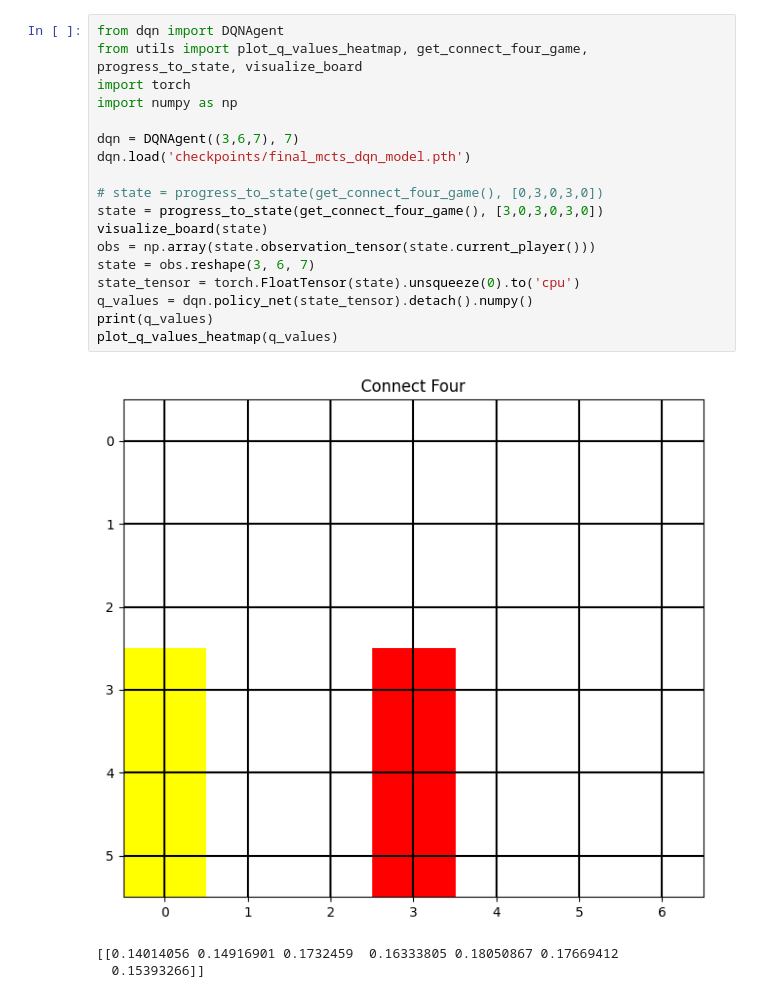
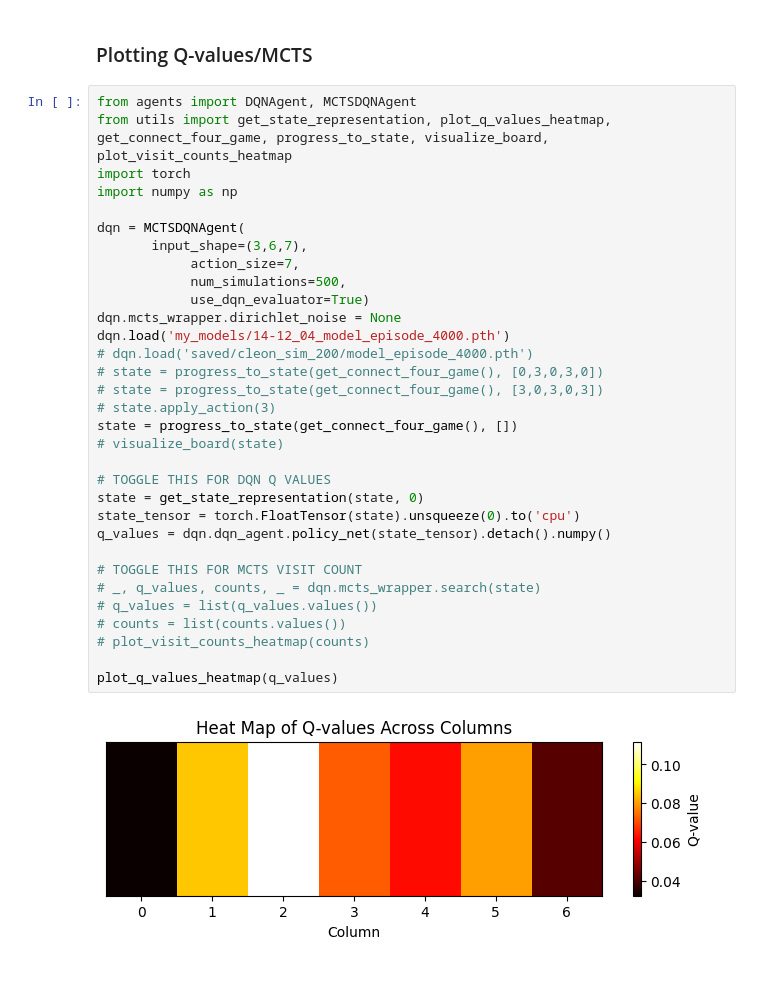
Before and after one commit to yhc-666/connect-4, a Jupyter notebook: test.ipynb, the cells around one changed output. Saved outputs shown, nothing was run; the diff lists cells and outputs as text.

```diff
--- a/test.ipynb
+++ b/test.ipynb
@@ -29,22 +36,36 @@ plot_win_rates([.8, .2])
+# %% [markdown]
+### Plotting Q-values/MCTS
 # %%
-from dqn import DQNAgent
-from utils import plot_q_values_heatmap, get_connect_four_game, progress_to_state, visualize_board
+from agents import DQNAgent, MCTSDQNAgent
+from utils import get_state_representation, plot_q_values_heatmap, get_connect_four_game, progress_to_state, visualize_board, plot_visit_counts_heatmap
 import torch
 import numpy as np
 
-dqn = DQNAgent((3,6,7), 7)
-dqn.load('checkpoints/final_mcts_dqn_model.pth')
+dqn = MCTSDQNAgent(
+       input_shape=(3,6,7),
+            action_size=7,
+            num_simulations=500,
+            use_dqn_evaluator=True)
+dqn.mcts_wrapper.dirichlet_noise = None
+dqn.load('my_models/14-12_04_model_episode_4000.pth')
+# dqn.load('saved/cleon_sim_200/model_episode_4000.pth')
+# state = progress_to_state(get_connect_four_game(), [0,3,0,3,0])
+# state = progress_to_state(get_connect_four_game(), [3,0,3,0,3])
+# state.apply_action(3)
+state = progress_to_state(get_connect_four_game(), [])
+# visualize_board(state)
 
-# state = progress_to_state(get_connect_four_game(), [0,3,0,3,0])
-state = progress_to_state(get_connect_four_game(), [3,0,3,0,3,0])
-visualize_board(state)
-obs = np.array(state.observation_tensor(state.current_player()))
-state = obs.reshape(3, 6, 7)
+# TOGGLE THIS FOR DQN Q VALUES
+state = get_state_representation(state, 0)
 state_tensor = torch.FloatTensor(state).unsqueeze(0).to('cpu')
-q_values = dqn.policy_net(state_tensor).detach().numpy()
-print(q_values)
+q_values = dqn.dqn_agent.policy_net(state_tensor).detach().numpy()
+
+# TOGGLE THIS FOR MCTS VISIT COUNT
+# _, q_values, counts, _ = dqn.mcts_wrapper.search(state)
+# q_values = list(q_values.values())
+# counts = list(counts.values())
+# plot_visit_counts_heatmap(counts)
+
 plot_q_values_heatmap(q_values)
 # %% [output]
-[figure, old version]
+[figure, new version]
-[[0.14014056 0.14916901 0.1732459  0.16333805 0.18050867 0.17669412
-  0.15393266]]
```
Also changed, not shown: parts of 8 cells of this notebook.
